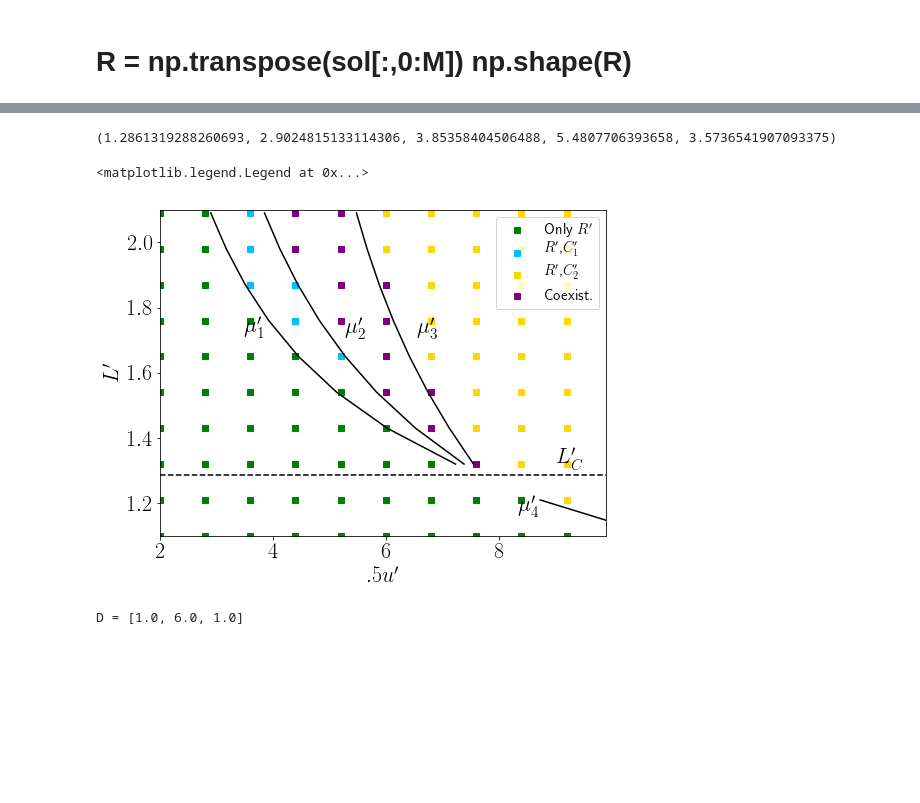
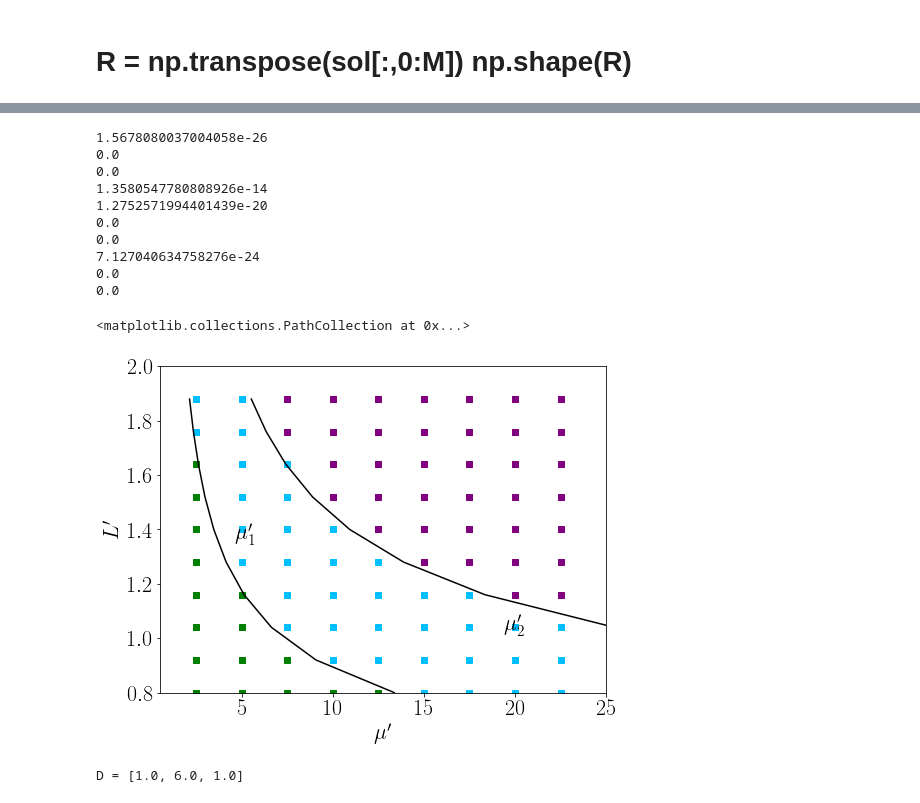
Before and after one commit to reand705/IGP, a Jupyter notebook: Method_Of_LinesIGP_MAX.ipynb, the cells around one changed output, grey strips where cells are left out. Saved outputs shown, nothing was run; the diff lists cells and outputs as text; code cells hidden in the pictures; blank space fills up the shorter version.

```diff
--- a/Method_Of_LinesIGP_MAX.ipynb
+++ b/Method_Of_LinesIGP_MAX.ipynb
@@ -495,22 +499,23 @@ Text(0,0.5,u"$L'$")
 #Gera os dados para fazer o gráfico L x mu
 Nl = 10 #Número de pontos de L
 Nmu = 10 #Número de pontos de MU
-L = [2.6 + 0.16*j for j in range(0,Nl)]
-MU = [1.0 + 0.09*i for i in range(0,Nmu)]
+L = [0.8 + 0.12*j for j in range(0,Nl)]
+MU = [0 + 0.6*i for i in range(0,Nmu)]
 t = np.linspace(0,Tmax,N)
 m1 = 1.05
 m2 = 0.95
 gamma = 1.4
-alpha = 2
+alpha = 1
 beta = 1
-amplitude = 1
+amplitude = 1.0
+
+plt.figure(figsize=(10,8))
 
 Rfinal = np.zeros((Nl,Nmu))
 C1final = np.zeros((Nl,Nmu))
 C2final = np.zeros((Nl,Nmu))
 
-
-D = [[2,8,0]]
+D = [[8,2,1]]
 for d in D:
     print("D = " + str(d))
     D1,D2,DR = d[0],d[1],d[2]
@@ -628,9 +636,12 @@ if gamma < 1 and (D2/m2 - D1*gamma/m1)*1/(gamma - 1) > 0: #Coexistence if L > Lc
     plt.annotate(r"$\mu'_4$",(np.mean(MU4[0:len(newL)]),np.mean(newL)),textcoords="offset points",xytext=(-80,0))
 
 elif gamma < 1:
-    plt.plot(MU1,L,color = 'blue')
-    plt.plot(MU2,L,color = 'magenta')
-    plt.plot(MU3,L,color = 'black')
+    plt.plot(MU1,L,color = 'black')
+    plt.annotate(r"$\mu'_1$",(np.mean(MU1),np.mean(L)),textcoords="offset points",xytext=(-10,0))
+    plt.plot(MU2,L,color = 'black')
+    plt.annotate(r"$\mu'_2$",(np.mean(MU2),np.mean(L)),textcoords="offset points",xytext=(0,-90))
+    #plt.plot(MU3,L,color = 'black')
+    #plt.annotate(r"$\mu'_3$",(np.mean(MU3),np.mean(L)),textcoords="offset points",xytext=(0,0))
 
 elif gamma > 1 and (D2/m2 - D1*gamma/m1)*1/(gamma - 1) > 0: #Coexistence if L < Lc
     newL = [L[i] for i in range(0,Nl) if L[i] < Lc()]
@@ -643,45 +654,55 @@ elif gamma > 1 and (D2/m2 - D1*gamma/m1)*1/(gamma - 1) > 0: #Coexistence if L <
     plt.plot(MU3[0:len(newL)],newL,color = 'black')
     plt.annotate(r"$\mu'_3$",(np.mean(MU3[0:len(newL)]),np.mean(newL)),textcoords="offset points",xytext=(65,-50))
 
     plt.plot(MU4[len(newL):],L[len(newL):],color = 'black')
     plt.annotate(r"$\mu'_4$",(np.mean(MU4[len(newL):]),np.mean(L[len(newL):])),textcoords="offset points",xytext=(0,0))
 
 elif gamma > 1:
-    plt.plot(MU4,L,color = 'red')
+    plt.plot(MU4,L,color = 'black')
+    plt.annotate(r"$\mu'_4$",(np.mean(MU4),np.mean(L)),textcoords="offset points",xytext=(-30,0))
 
-#Lc
-
-plt.axhline(y=Lc(), color='black', linestyle='--')
-plt.annotate(r"$L'_C$",(MU[-1],Lc()),textcoords="offset points",xytext=(-10,5))
+#Lc is real
+if (D2/m2 - D1*gamma/m1)*1/(gamma - 1) > 0:
+    plt.axhline(y=Lc(), color='black', linestyle='--')
+    plt.annotate(r"$L'_C$",(MU[-1],Lc()),textcoords="offset points",xytext=(-10,5))
 
 
 '''
 d_1 = D1/(Lc()**2)
 d_2 = D2/(Lc()**2)
 d_r = DR/(Lc()**2)
 plt.axvline(x=mu_4(), color='black', linestyle='--')
 '''
 
 
-print (Lc(),mu_1(),mu_2(),mu_3(),mu_4())
+#print (Lc(),mu_1(),mu_2(),mu_3(),mu_4())
 
-plt.axis([2,9.9,1.1,2.1]) #Lembrar: gamma = 0.5 -> L [0.8,2.0] mu [0,25]. gamma = 1.5 -> L [1.5,2.7] mu [0,12.5]
-plt.xlabel(r"$\m.5u'$")
+plt.axis([0.5,25,0.8,2]) #Lembrar: gamma = 0.5 -> L [0.8,2.0] mu [0,25]. gamma = 1.5 -> L [1.5,2.7] mu [0,12.5]
+plt.xlabel(r"$\mu'$")
 plt.ylabel(r"$L'$")
 
 #legend
 plt.scatter(-1,-1,marker = 's',color = 'green',label=r"Only $R'$")
 plt.scatter(-1,-1,marker = 's',color = 'deepskyblue',label=r"$R'$,$C'_1$")
 plt.scatter(-1,-1,marker = 's',color = 'gold',label=r"$R'$,$C'_2$")
 plt.scatter(-1,-1,marker = 's',color = 'purple',label=r"Coexist.")
-plt.legend(loc='upper right',prop={'size':15})
+#plt.legend(loc='upper right',prop={'size':15})
 
 #plt.title(r"$D_R = %.0f,D_1 = %.0f,D_2 = %.0f,\gamma = %.1f$" %(DR, D1, D2, gamma))
 #plt.savefig("Plots/g%dD1%dDR%d.png" %(gamma*10,D1,DR))
 # %% [output]
-(1.2861319288260693, 2.9024815133114306, 3.85358404506488, 5.4807706393658, 3.5736541907093375)
+1.5678080037004058e-26
+0.0
+0.0
+1.3580547780808926e-14
+1.2752571994401439e-20
+0.0
+0.0
+7.127040634758276e-24
+0.0
+0.0
-<matplotlib.legend.Legend at 0x...>
+<matplotlib.collections.PathCollection at 0x...>
-[figure, old version]
+[figure, new version]
 # %%
 #Oscilações x L
 #Gera os dados para fazer o gráfico L x mu
```
Also changed, not shown: parts of 3 cells of this notebook.
